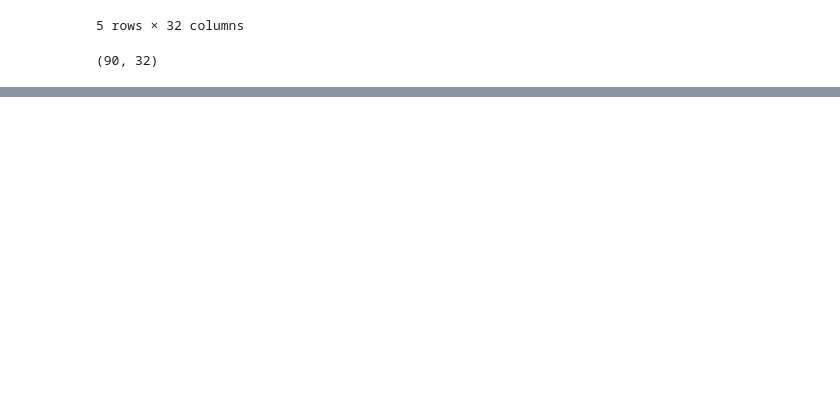
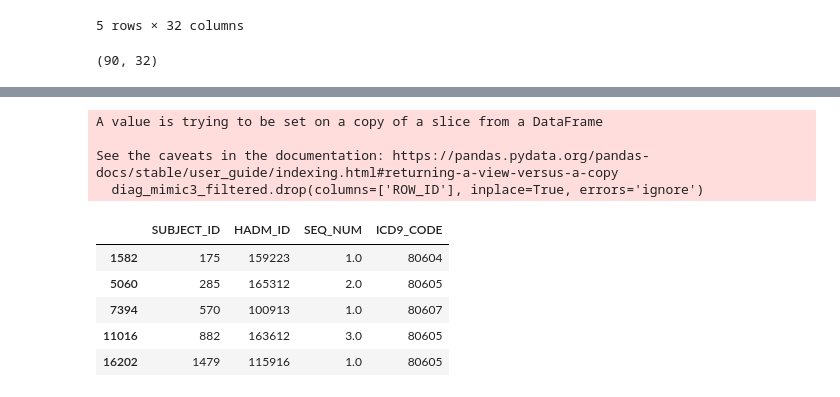
Before and after one commit to Jibu24/Predicting-ICU-LOS, a Jupyter notebook: notebooks/Data_exploration.ipynb, the cells around one changed output, grey strips where cells are left out. Drawn from its saved outputs; the diff is of its cells as text; code cells hidden in the pictures; blank space fills up the shorter version.

```diff
--- a/notebooks/Data_exploration.ipynb
+++ b/notebooks/Data_exploration.ipynb
@@ -428,0 +512,16 @@ merged_df.shape
+# %%
+diag_mimic3_filtered.drop(columns=['ROW_ID'], inplace=True, errors='ignore')
+# %% [output]
+A value is trying to be set on a copy of a slice from a DataFrame
+
+See the caveats in the documentation: https://pandas.pydata.org/pandas-docs/stable/user_guide/indexing.html#returning-a-view-versus-a-copy
+  diag_mimic3_filtered.drop(columns=['ROW_ID'], inplace=True, errors='ignore')
+# %%
+diag_mimic3_filtered.head()
+# %% [output]
+|  | SUBJECT_ID | HADM_ID | SEQ_NUM | ICD9_CODE |
+| 1582 | 175 | 159223 | 1.0 | 80604 |
+| 5060 | 285 | 165312 | 2.0 | 80605 |
+| 7394 | 570 | 100913 | 1.0 | 80607 |
+| 11016 | 882 | 163612 | 3.0 | 80605 |
+| 16202 | 1479 | 115916 | 1.0 | 80605 |
```
Also changed, not shown: parts of 23 cells of this notebook.
